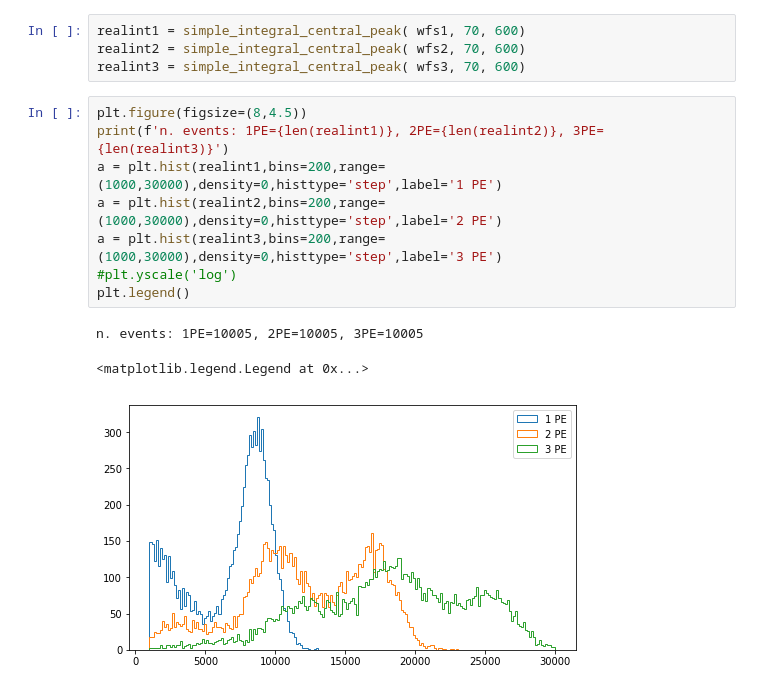
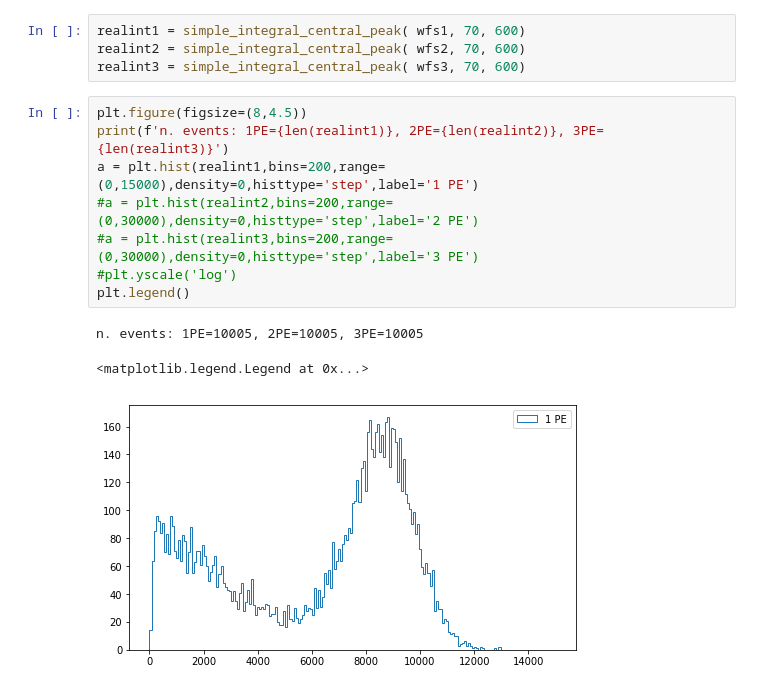
Before and after one commit to valerioda/abalone, a Jupyter notebook: simulation_analysis/integrate_waveforms.ipynb, the cells around one changed output. Saved outputs shown, nothing was run; the diff lists cells and outputs as text.

```diff
--- a/simulation_analysis/integrate_waveforms.ipynb
+++ b/simulation_analysis/integrate_waveforms.ipynb
@@ -187,12 +187,12 @@ realint3 = simple_integral_central_peak( wfs3, 70, 600)
 # %%
 plt.figure(figsize=(8,4.5))
 print(f'n. events: 1PE={len(realint1)}, 2PE={len(realint2)}, 3PE={len(realint3)}')
-a = plt.hist(realint1,bins=200,range=(1000,30000),density=0,histtype='step',label='1 PE')
-a = plt.hist(realint2,bins=200,range=(1000,30000),density=0,histtype='step',label='2 PE')
-a = plt.hist(realint3,bins=200,range=(1000,30000),density=0,histtype='step',label='3 PE')
+a = plt.hist(realint1,bins=200,range=(0,15000),density=0,histtype='step',label='1 PE')
+#a = plt.hist(realint2,bins=200,range=(0,30000),density=0,histtype='step',label='2 PE')
+#a = plt.hist(realint3,bins=200,range=(0,30000),density=0,histtype='step',label='3 PE')
 #plt.yscale('log')
 plt.legend()
 # %% [output]
 n. events: 1PE=10005, 2PE=10005, 3PE=10005
 <matplotlib.legend.Legend at 0x...>
-[figure, old version]
+[figure, new version]
```
Also changed, not shown: parts of 3 cells of this notebook, 4 other files.
